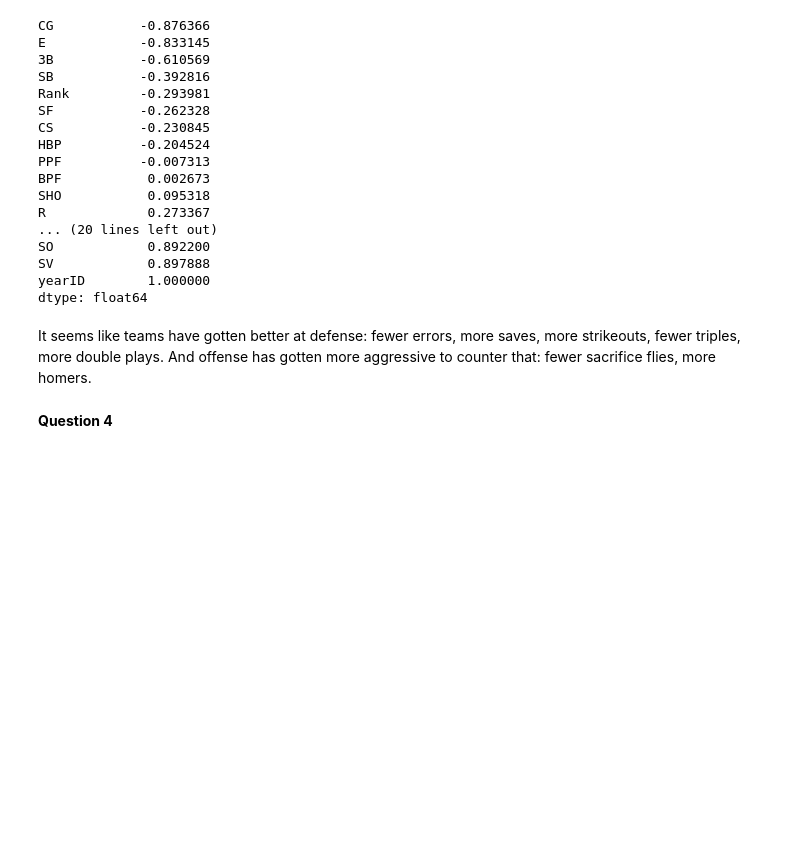
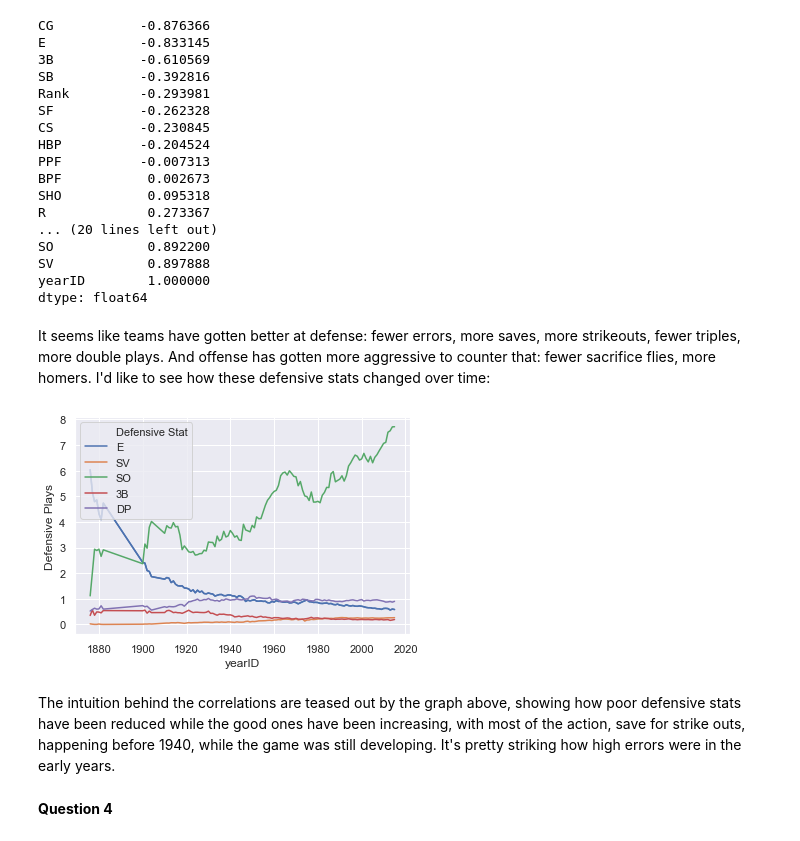
Before and after one commit to jbm4/thinkfultests, a Jupyter notebook: Python Test.ipynb, the cells around one changed output. Saved outputs shown, nothing was run; the diff lists cells and outputs as text; code cells hidden in the pictures; blank space fills up the shorter version.

```diff
--- a/Python Test.ipynb
+++ b/Python Test.ipynb
@@ -231,7 +218,21 @@ SV            0.897888
 yearID        1.000000
 dtype: float64
 # %% [markdown]
-It seems like teams have gotten better at defense: fewer errors, more saves, more strikeouts, fewer triples, more double plays. And offense has gotten more aggressive to counter that: fewer sacrifice flies, more homers.
+It seems like teams have gotten better at defense: fewer errors, more saves, more strikeouts, fewer triples, more double plays. And offense has gotten more aggressive to counter that: fewer sacrifice flies, more homers. I'd like to see how these defensive stats changed over time:
+# %%
+baseball_defense=baseball_pergame[['E', 'SV', 'SO','3B','DP','yearID']]
+baseball_defense=baseball_defense.groupby('yearID').mean()
+baseball_defense['yearID']=baseball_defense.index
+
+baseball_defense=baseball_defense.dropna()
+sns.lineplot(x=baseball_defense.index, y="E", data=baseball_defense)
+
+baseball_defense = pd.melt(baseball_defense, id_vars=['yearID'], value_vars=["E",'SV', 'SO','3B', 'DP'], value_name='Defensive Plays', var_name='Defensive Stat')
+Defense_Graph= sns.lineplot(x='yearID', y="Defensive Plays", hue='Defensive Stat', data=baseball_defense)
+# %% [output]
+[figure, added]
+# %% [markdown]
+The intuition behind the correlations are teased out by the graph above, showing how poor defensive stats have been reduced while the good ones have been increasing, with most of the action, save for strike outs, happening before 1940, while the game was still developing. It's pretty striking how high errors were in the early years.
 # %% [markdown]
 **Question 4**
 # %%
```
Also changed, not shown: parts of 6 cells of this notebook.
